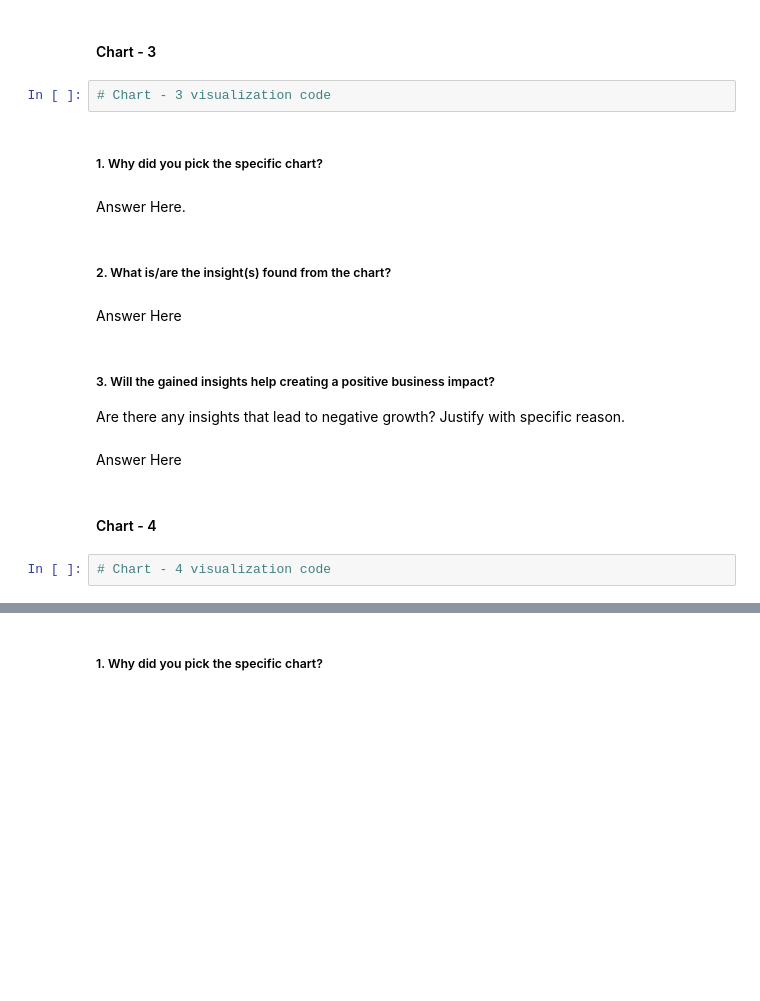
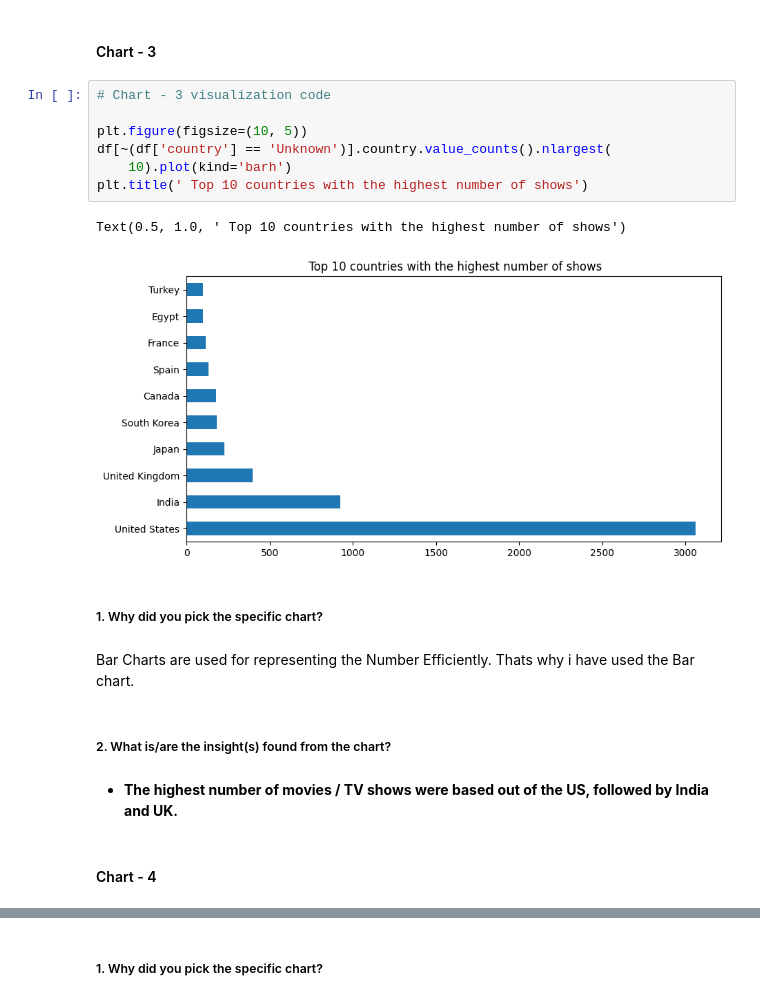
Before and after one commit to Sharad-t/Netflix-Movies-and-TV-Shows-Clustering, a Jupyter notebook: Netflix_Movies_and_TV_Shows_Clustering_Notebook.ipynb, the cells around one changed output, grey strips where cells are left out. Drawn from its saved outputs; the diff is of its cells as text; blank space fills up the shorter version.

```diff
--- a/Netflix_Movies_and_TV_Shows_Clustering_Notebook.ipynb
+++ b/Netflix_Movies_and_TV_Shows_Clustering_Notebook.ipynb
@@ -348,21 +371,22 @@ Answer Here
 # %% [markdown]
 #### Chart - 3
-# %%
-# Chart - 3 visualization code
+# %%
+# Chart - 3 visualization code
+
+plt.figure(figsize=(10, 5))
+df[~(df['country'] == 'Unknown')].country.value_counts().nlargest(
+    10).plot(kind='barh')
+plt.title(' Top 10 countries with the highest number of shows')
+# %% [output]
+Text(0.5, 1.0, ' Top 10 countries with the highest number of shows')
+[figure, added]
 # %% [markdown]
 ##### 1. Why did you pick the specific chart?
-# %% [markdown]
-Answer Here.
+# %% [markdown]
+Bar Charts are used for representing the Number Efficiently. Thats why i have used the Bar chart.
 # %% [markdown]
 ##### 2. What is/are the insight(s) found from the chart?
-# %% [markdown]
-Answer Here
-# %% [markdown]
-##### 3. Will the gained insights help creating a positive business impact?
-Are there any insights that lead to negative growth? Justify with specific reason.
-# %% [markdown]
-Answer Here
+# %% [markdown]
+* **The highest number of movies / TV shows were based out of the US, followed by India and UK.**
 # %% [markdown]
 #### Chart - 4
-# %%
-# Chart - 4 visualization code
```
Also changed, not shown: parts of 65 cells of this notebook.
